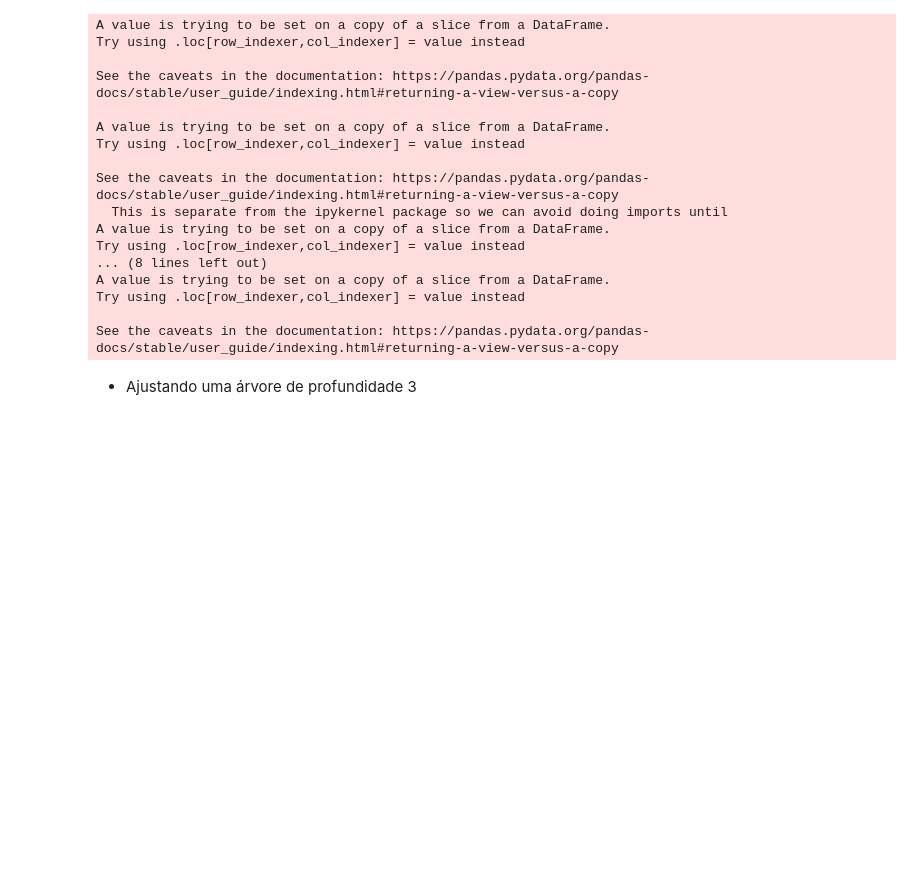
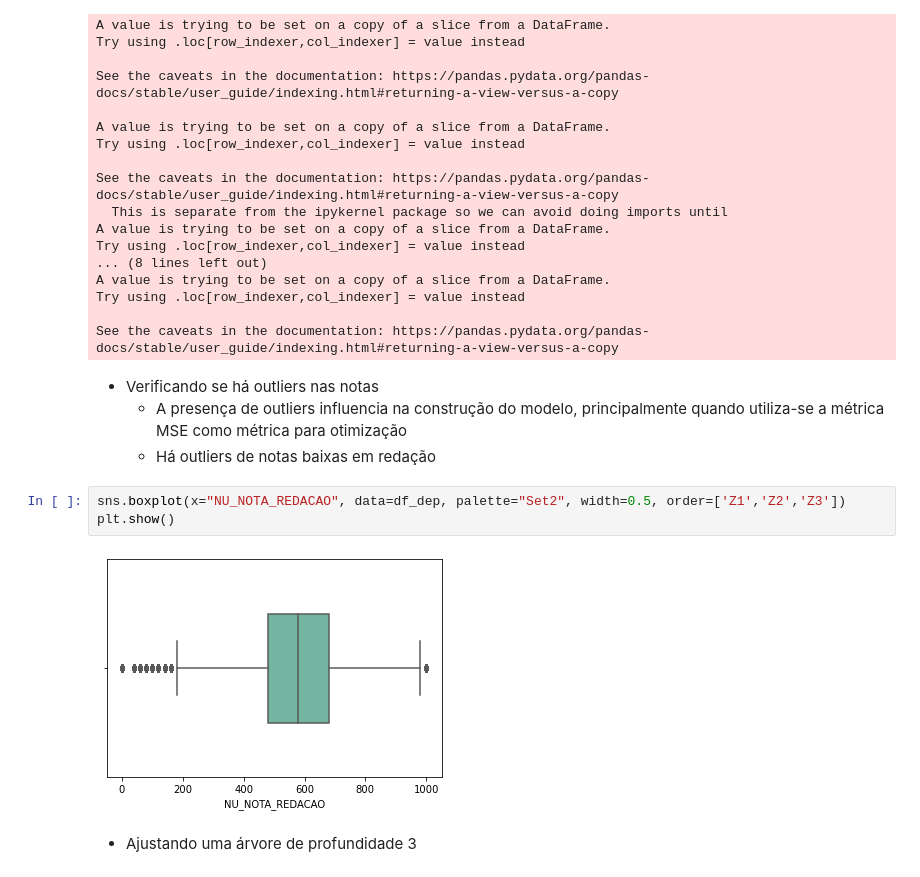
Before and after one commit to GCabral95/Aprendizado_Supervisionado, a Jupyter notebook: Modelos de Árvores.ipynb, the cells around one changed output. Drawn from its saved outputs; the diff is of its cells as text; blank space fills up the shorter version.

```diff
--- a/Modelos de Árvores.ipynb
+++ b/Modelos de Árvores.ipynb
@@ -565,6 +568,15 @@ A value is trying to be set on a copy of a slice from a DataFrame.
 Try using .loc[row_indexer,col_indexer] = value instead
 
 See the caveats in the documentation: https://pandas.pydata.org/pandas-docs/stable/user_guide/indexing.html#returning-a-view-versus-a-copy
+# %% [markdown]
+* Verificando se há outliers nas notas
+    * A presença de outliers influencia na construção do modelo, principalmente quando utiliza-se a métrica MSE como métrica para otimização
+    * Há outliers de notas baixas em redação
+# %%
+sns.boxplot(x="NU_NOTA_REDACAO", data=df_dep, palette="Set2", width=0.5, order=['Z1','Z2','Z3'])
+plt.show()
+# %% [output]
+[figure, added]
 # %% [markdown]
 * Ajustando uma árvore de profundidade 3
 # %%
```
Also changed, not shown: parts of 28 cells of this notebook.
